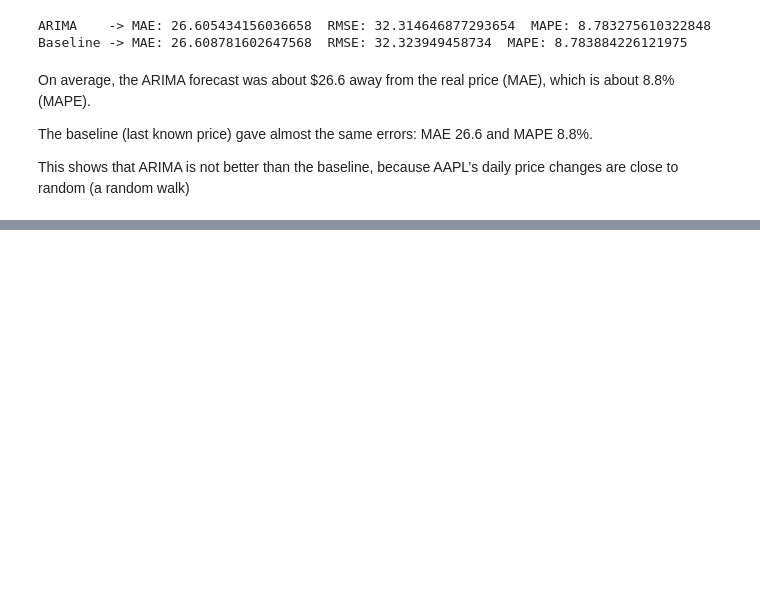
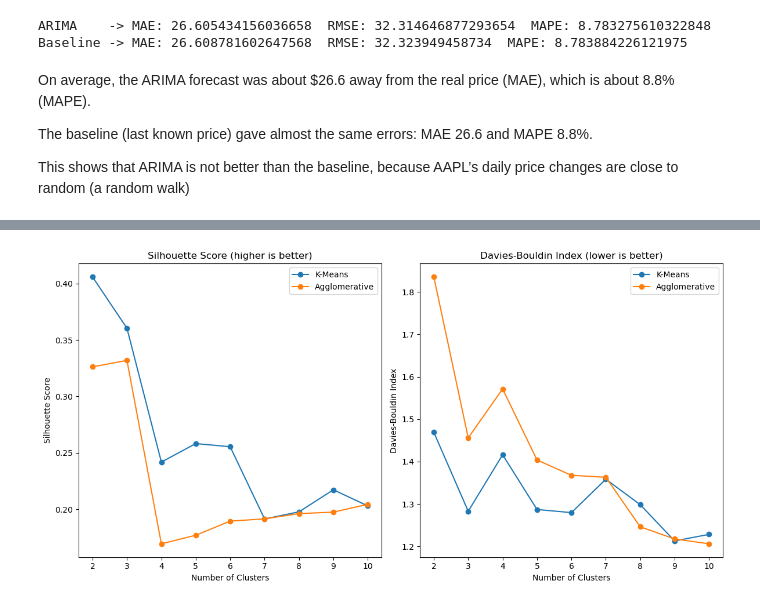
Before and after one commit to achbahri/CA1-2026167-machine, a Jupyter notebook: CA1_Achraf_Bahri_2026167.ipynb, the cells around one changed output, grey strips where cells are left out. Cells and saved outputs as stored; diff of their text form; code cells hidden in the pictures; blank space fills up the shorter version.

```diff
--- a/CA1_Achraf_Bahri_2026167.ipynb
+++ b/CA1_Achraf_Bahri_2026167.ipynb
@@ -427,0 +520,44 @@ This shows that ARIMA is not better than the baseline, because AAPL’s daily pr
+# %%
+from sklearn.cluster import KMeans, AgglomerativeClustering
+from sklearn.metrics import davies_bouldin_score, silhouette_score
+
+cluster_range = range(2, 11)
+
+km_sil, km_db = [], []
+ag_sil, ag_db = [], []
+
+for n_clusters in cluster_range:
+    # K-Means
+    km_labels = KMeans(n_clusters = n_clusters, n_init = 10, random_state = 42).fit_predict(X_scaled)
+    km_sil.append(silhouette_score(X_scaled, km_labels))
+    km_db.append(davies_bouldin_score(X_scaled, km_labels))
+
+    # Agglomerative (Ward)
+    ag_labels = AgglomerativeClustering(n_clusters = n_clusters, linkage = 'ward').fit_predict(X_scaled)
+    ag_sil.append(silhouette_score(X_scaled, ag_labels))
+    ag_db.append(davies_bouldin_score(X_scaled, ag_labels))
+# %%
+plt.figure(figsize = (12, 6))
+
+# Silhouette Score
+plt.subplot(1, 2, 1)
+plt.plot(cluster_range, km_sil, marker = 'o', label = 'K-Means')
+plt.plot(cluster_range, ag_sil, marker = 'o', label = 'Agglomerative')
+plt.title('Silhouette Score (higher is better)')
+plt.xlabel('Number of Clusters')
+plt.ylabel('Silhouette Score')
+plt.legend()
+
+# Davies-Bouldin Index
+plt.subplot(1, 2, 2)
+plt.plot(cluster_range, km_db, marker = 'o', label = 'K-Means')
+plt.plot(cluster_range, ag_db, marker = 'o', label = 'Agglomerative')
+plt.title('Davies-Bouldin Index (lower is better)')
+plt.xlabel('Number of Clusters')
+plt.ylabel('Davies-Bouldin Index')
+plt.legend()
+
+plt.tight_layout()
+plt.show()
+# %% [output]
+[figure, added]
```
Also changed, not shown: parts of 12 cells of this notebook.
